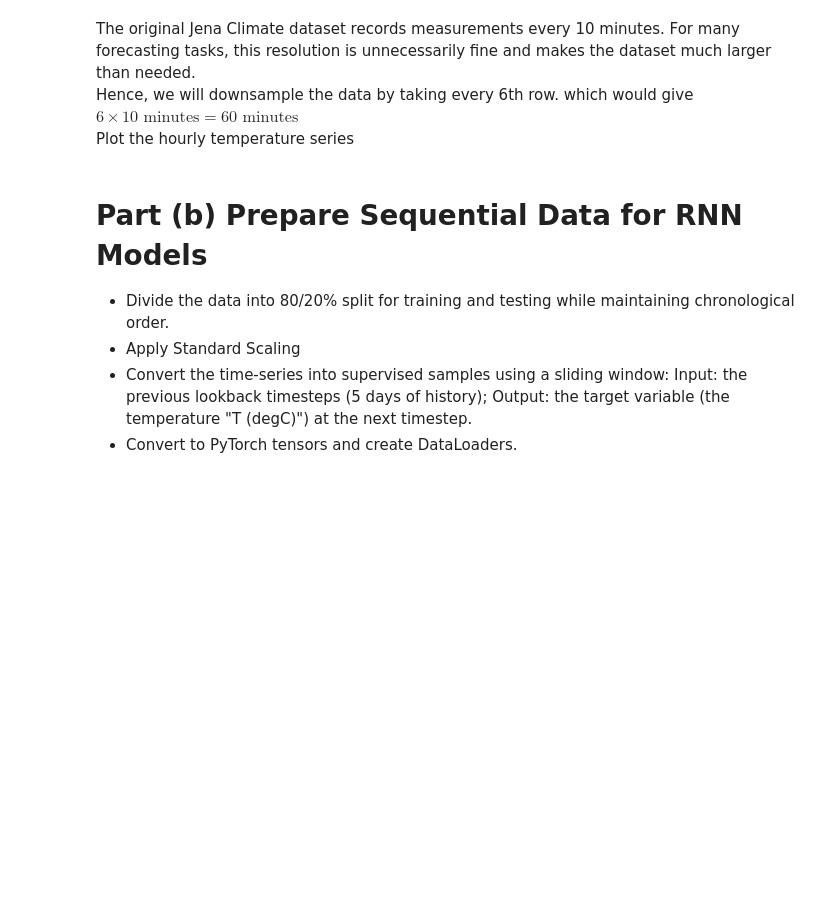
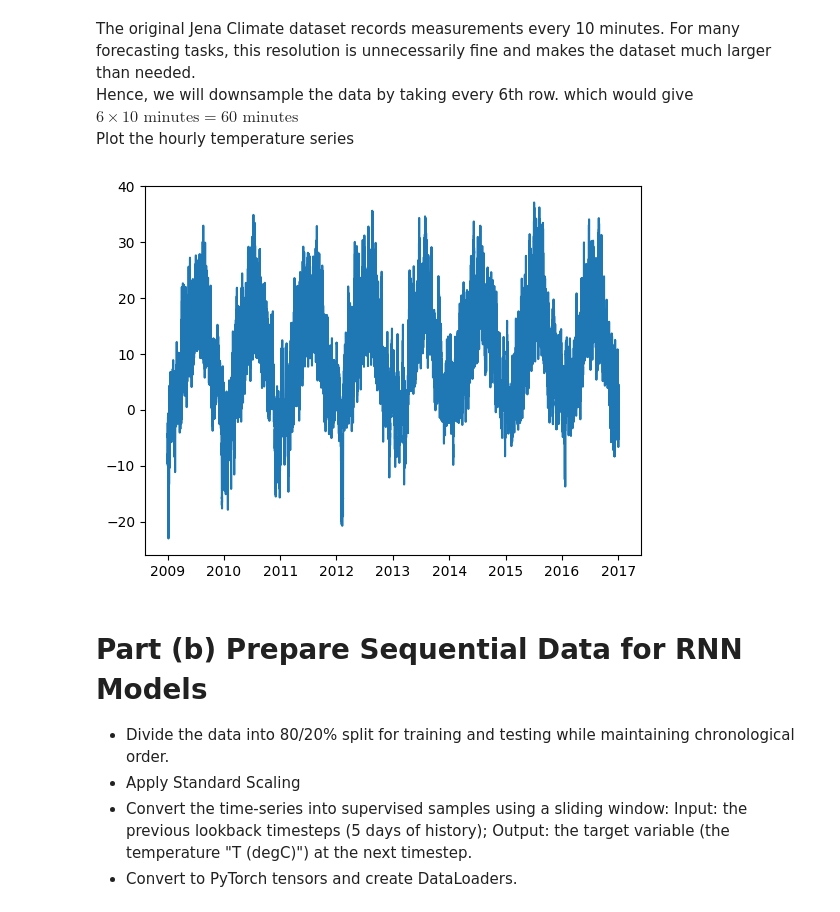
Before and after one commit to natchalin0022/Intro-to-AI, a Jupyter notebook: W5/worksheet5.ipynb, the cells around one changed output. Drawn from its saved outputs; the diff is of its cells as text; code cells hidden in the pictures; blank space fills up the shorter version.

```diff
--- a/W5/worksheet5.ipynb
+++ b/W5/worksheet5.ipynb
@@ -414,9 +402,16 @@ The original Jena Climate dataset records measurements every 10 minutes. For man
 Hence, we will downsample the data by taking every 6th row. which would give $6×10\text{ minutes}=60\text{ minutes}$
 Plot the hourly temperature series
 # %%
+import matplotlib.pyplot as plt
+
 df = df.iloc[::6].copy()
 # Plot
 ##TODO
+
+plt.plot(df['T (degC)'])
+plt.show()
+# %% [output]
+[figure, added]
 # %% [markdown]
 # Part (b) Prepare Sequential Data for RNN Models
 - Divide the data into 80/20\% split for training and testing while maintaining chronological order.
```
Also changed, not shown: parts of 9 cells of this notebook.
